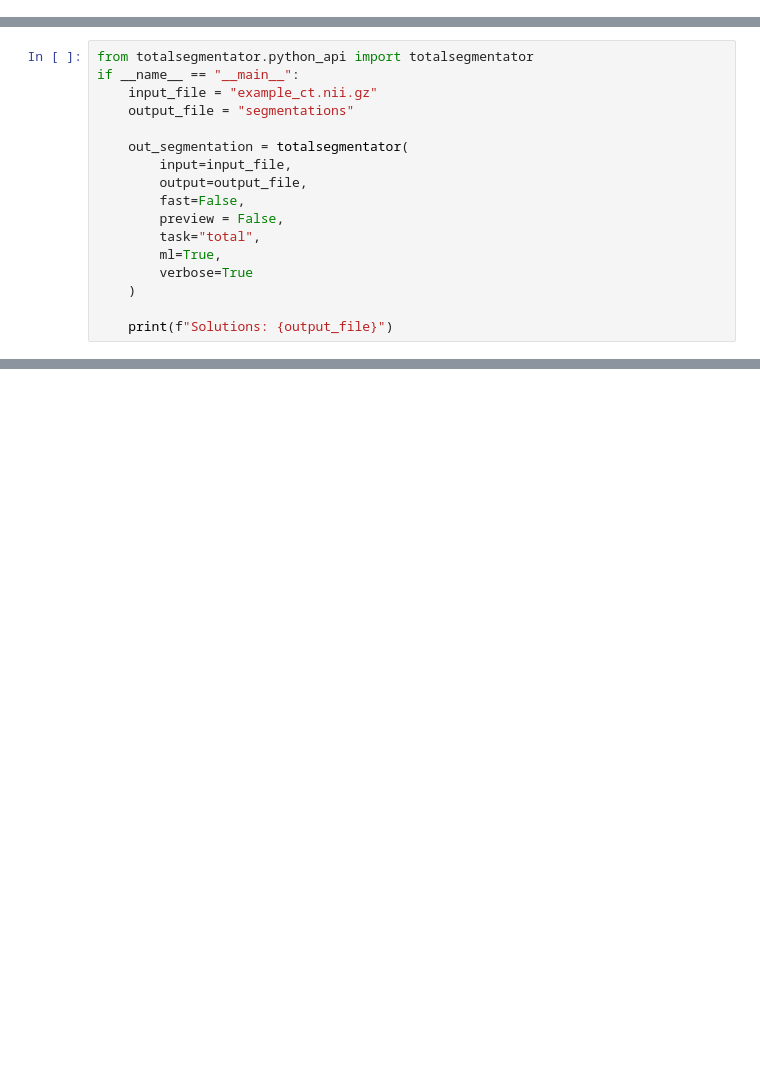
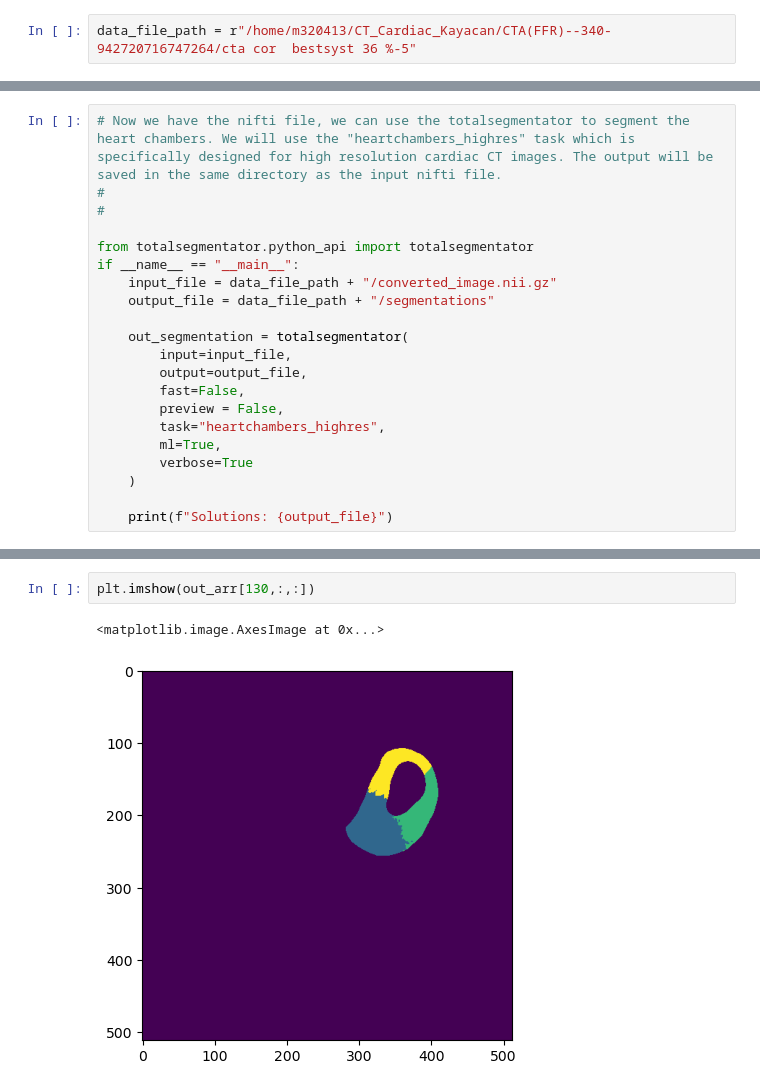
Before and after one commit to keyedeze/medicalsegmentation, a Jupyter notebook: main.ipynb, the cells around one changed output, grey strips where cells are left out. Cells and saved outputs as stored; diff of their text form; blank space fills up the shorter version.

```diff
--- a/main.ipynb
+++ b/main.ipynb
@@ -5,0 +14,2 @@ CUDA available: True
+# %%
+data_file_path = r"/home/m320413/CT_Cardiac_Kayacan/CTA(FFR)--340-942720716747264/cta cor  bestsyst 36 %-5"
@@ -6,15 +58,19 @@ CUDA available: True
 # %%
+# Now we have the nifti file, we can use the totalsegmentator to segment the heart chambers. We will use the "heartchambers_highres" task which is specifically designed for high resolution cardiac CT images. The output will be saved in the same directory as the input nifti file.
+#
+#
+
 from totalsegmentator.python_api import totalsegmentator
 if __name__ == "__main__":
-    input_file = "example_ct.nii.gz"
-    output_file = "segmentations"
+    input_file = data_file_path + "/converted_image.nii.gz"
+    output_file = data_file_path + "/segmentations"
 
     out_segmentation = totalsegmentator(
         input=input_file,
         output=output_file,
         fast=False,
         preview = False,
-        task="total",
+        task="heartchambers_highres",
         ml=True,
         verbose=True
     )
@@ -160,0 +324,5 @@ print(ct_intensities.shape)
+# %%
+plt.imshow(out_arr[130,:,:])
+# %% [output]
+<matplotlib.image.AxesImage at 0x...>
+[figure, added]
```
Also changed, not shown: parts of 13 cells of this notebook.
